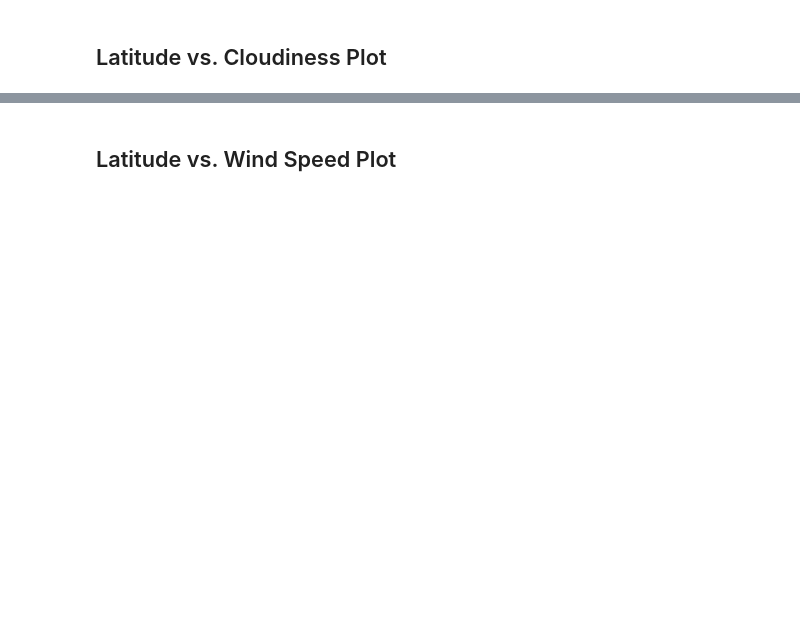
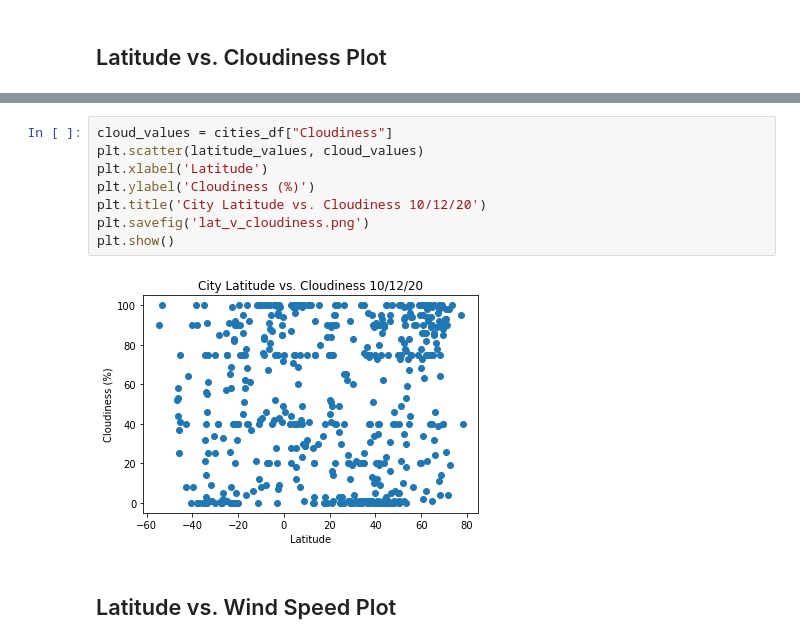
Before and after one commit to dkuchan415/OpenWeatherMapAPI_Analysis, a Jupyter notebook: WeatherPy/WeatherPy.ipynb, the cells around one changed output, grey strips where cells are left out. Cells and saved outputs as stored; diff of their text form; blank space fills up the shorter version.

```diff
--- a/WeatherPy/WeatherPy.ipynb
+++ b/WeatherPy/WeatherPy.ipynb
@@ -211,2 +222,12 @@ y_values = cities_df["Max Temp"]
+# %%
+cloud_values = cities_df["Cloudiness"]
+plt.scatter(latitude_values, cloud_values)
+plt.xlabel('Latitude')
+plt.ylabel('Cloudiness (%)')
+plt.title('City Latitude vs. Cloudiness 10/12/20')
+plt.savefig('lat_v_cloudiness.png')
+plt.show()
+# %% [output]
+[figure, added]
 # %% [markdown]
 ## Latitude vs. Wind Speed Plot
```
Also changed, not shown: parts of 11 cells of this notebook, 4 other files.
